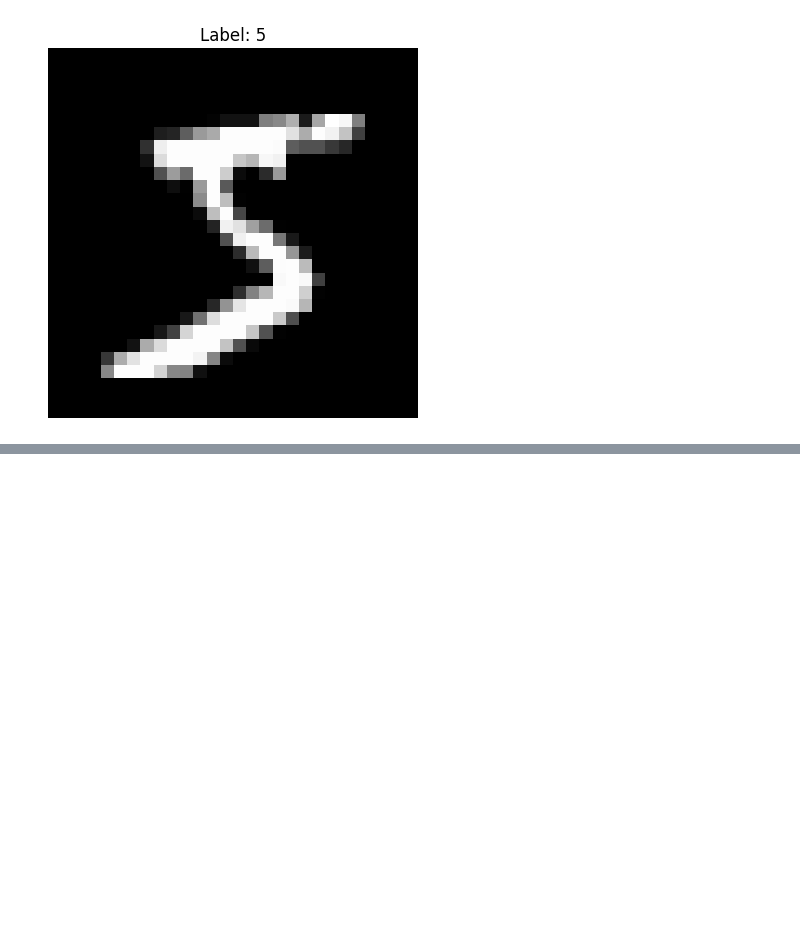
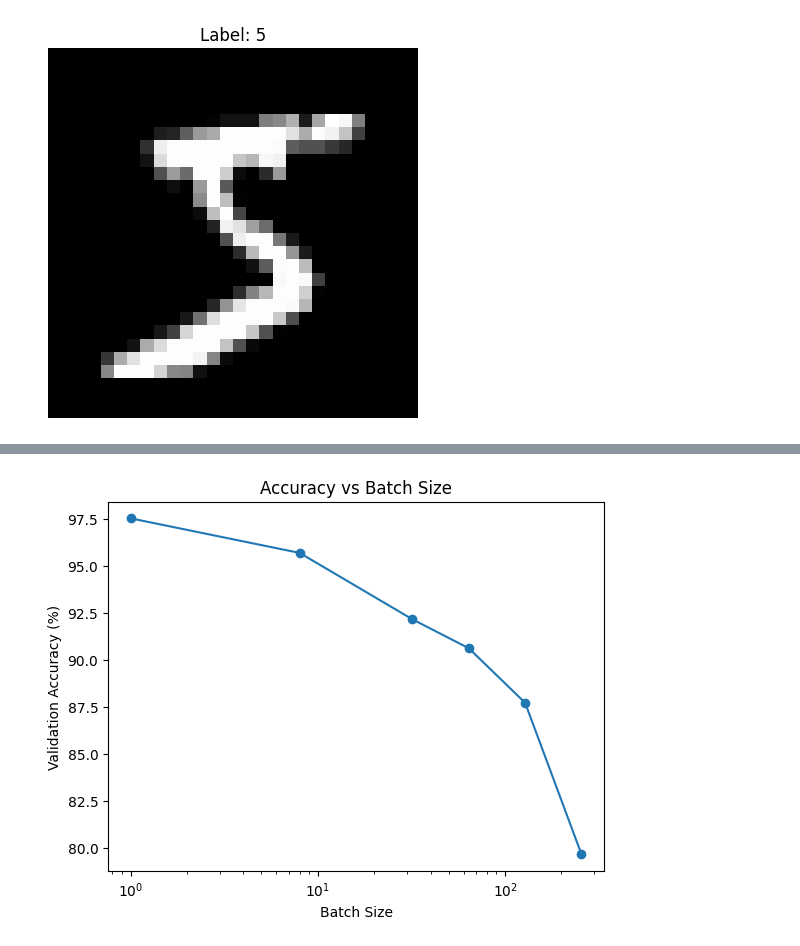
Before and after one commit to AdamK-2006/Portfolio, a Jupyter notebook: neural_network/main.ipynb, the cells around one changed output, grey strips where cells are left out. Drawn from its saved outputs; the diff is of its cells as text; code cells hidden in the pictures; blank space fills up the shorter version.

Commit message:
Added batch sizes and batch gradient descent. Also included a figure to show accuracy vs batch_size (at 5 epochs)

```diff
--- a/neural_network/main.ipynb
+++ b/neural_network/main.ipynb
@@ -79,0 +64,26 @@ Test Accuracy: 96.00%
+# %%
+# testing batch_size
+batch_sizes = [1, 8, 32, 64, 128, 256]
+results = {}
+
+for bs in batch_sizes:
+    model = FCN([
+        Layer(784),
+        Layer(128, 'relu'),
+        Layer(10, 'softmax')
+    ], loss='cross_entropy', learning_rate=0.01)
+
+    model.train(X_train, y_train, epochs=5, batch_size=bs)
+    acc = accuracy(model, X_val, y_val)
+    results[bs] = acc
+    print(f"Batch size {bs}: {acc:.2f}%")
+
+# plot
+print("Batch sizes:", batch_sizes)
+plt.plot(list(results.keys()), list(results.values()), marker='o')
+plt.xscale('log')
+plt.xlabel('Batch Size')
+plt.ylabel('Validation Accuracy (%)')
+plt.title('Accuracy vs Batch Size')
+plt.show()
+# %% [output]
@@ -79,0 +107 @@ Test Accuracy: 96.00%
+[figure, added]
```
Also changed, not shown: parts of 5 cells of this notebook, 2 other files.
